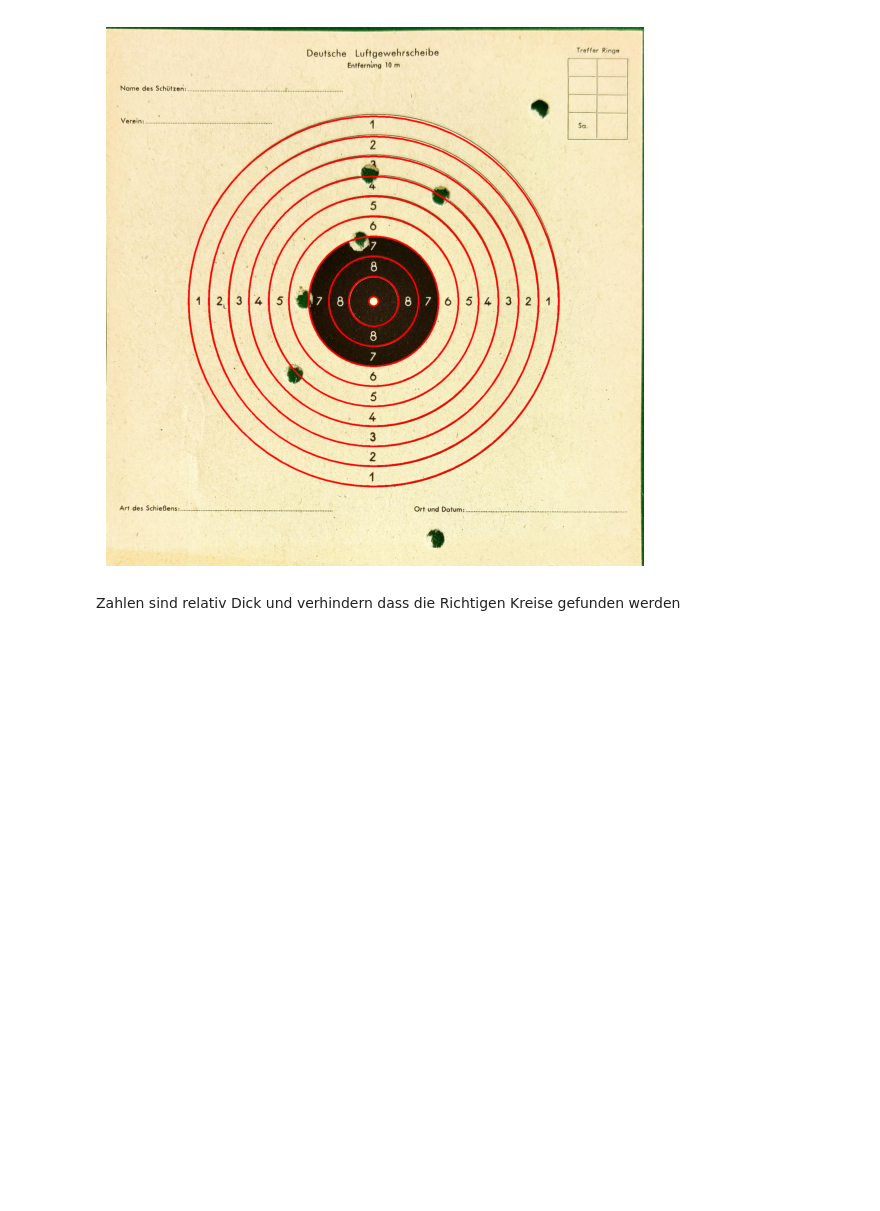
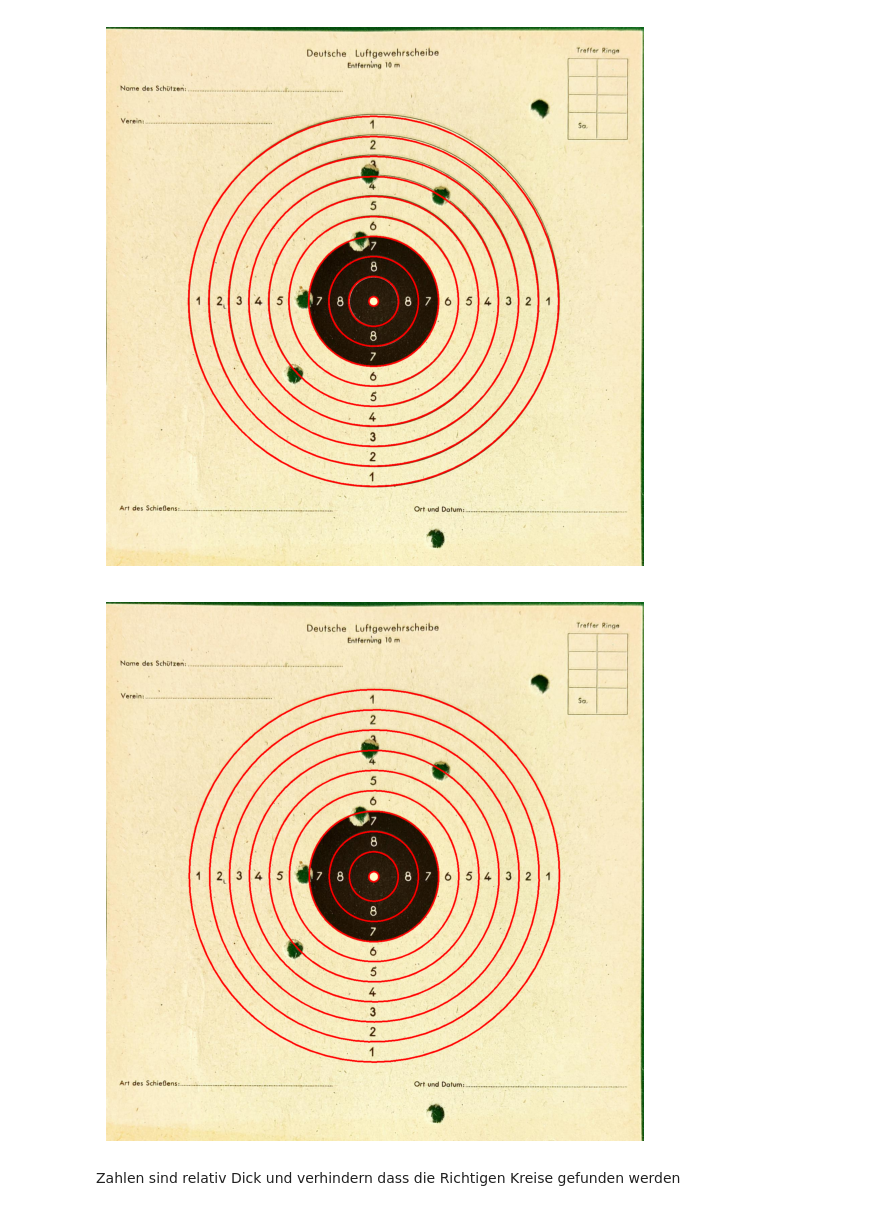
Before and after one commit to NiclasEgeler/AirgunTarget, a Jupyter notebook: ring_detection.ipynb, the cells around one changed output. Cells and saved outputs as stored; diff of their text form; code cells hidden in the pictures; blank space fills up the shorter version.

Commit message:
add elipse printing to hough_circles_around_center

```diff
--- a/ring_detection.ipynb
+++ b/ring_detection.ipynb
@@ -152,7 +152,8 @@ def median_peak_distance(peaks):
     return np.median(distances)
 
 
-def hough_circles_around_center(image, fix):
+def hough_circles_around_center(image, fix,img):
+    thisdict = {}
     height, width = image.shape
     acc_length_factor = 1
     length_acc = width * acc_length_factor
@@ -160,10 +161,14 @@ def hough_circles_around_center(image, fix):
     x_f, y_f = fix
     for x in range(0, width):
         for y in range(0, height):
+
             if image[y, x] > 0:
                 radius = np.floor(
                     np.sqrt((x_f - x)**2 + (y_f - y)**2) * acc_length_factor).astype("int")
+                if not radius in thisdict:
+                    thisdict[radius]=[]
                 acc[radius] = acc[radius] + 1
+                thisdict[radius].append((x,y))
 
     # Kleiner Radius = weniger Punkte auf dem Kreis
     acc = acc / ((np.arange(len(acc))+1)/acc_length_factor)
@@ -175,13 +180,22 @@ def hough_circles_around_center(image, fix):
     plt.plot(acc)
     plt.show()
 
+    summed={}
+    for peak in peaks:
+        if not peak in summed:
+            summed[peak]=[]
+        for r in range(-8,8):
+            if (peak+r) in thisdict:
+                summed[peak].extend(thisdict[peak+r])
+
+
     indices = np.nonzero(acc)
     indices = np.array(indices).astype("int").flatten()
-    return (peaks/acc_length_factor).astype("int")
+    return (peaks/acc_length_factor).astype("int"),summed
 
 
 show_image(sobel, cmap='gray', size=(7, 7))
-circles = hough_circles_around_center(sobel, (centerX, centerY))
+circles,summed = hough_circles_around_center(sobel, (centerX, centerY),image)
 # %% [output]
 [figure]
 [figure]
@@ -192,5 +206,13 @@ for r in circles:
 show_image(marked, size=(7, 7))
 # %% [output]
 [figure]
+# %%
+marked = image.copy()
+for elem in summed.values():
+    ellipse = cv2.fitEllipse(np.array(elem))
+    cv2.ellipse(marked, ellipse, (255, 0, 0), 4)
+show_image(marked,size=(7,7))
+# %% [output]
+[figure, added]
 # %% [markdown]
 Zahlen sind relativ Dick und verhindern dass die Richtigen Kreise gefunden werden
```
